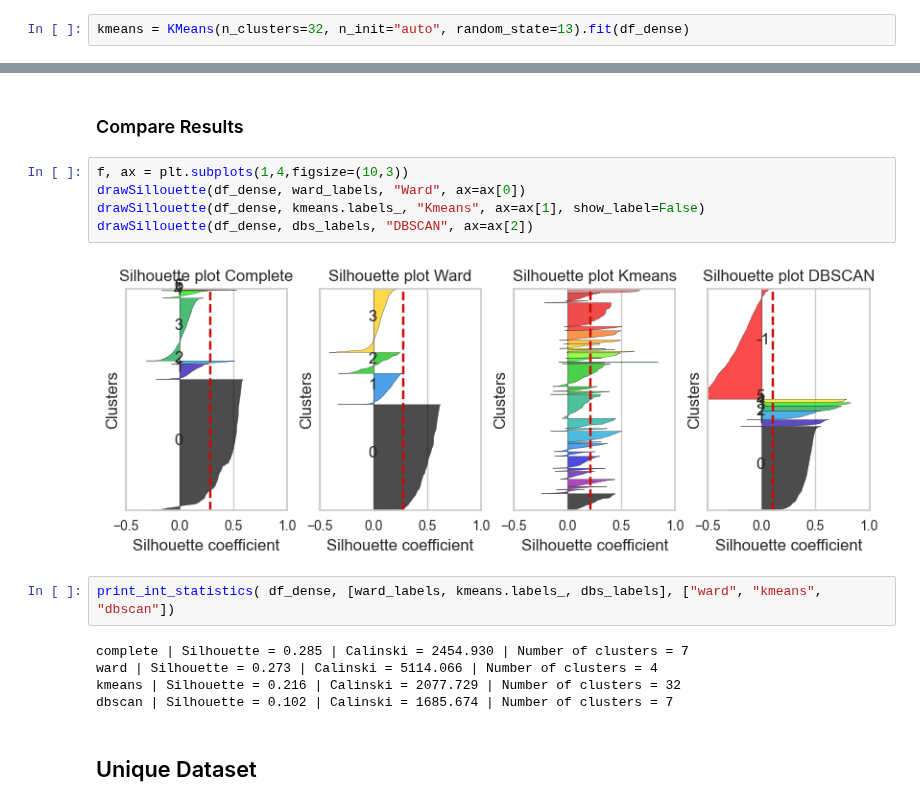
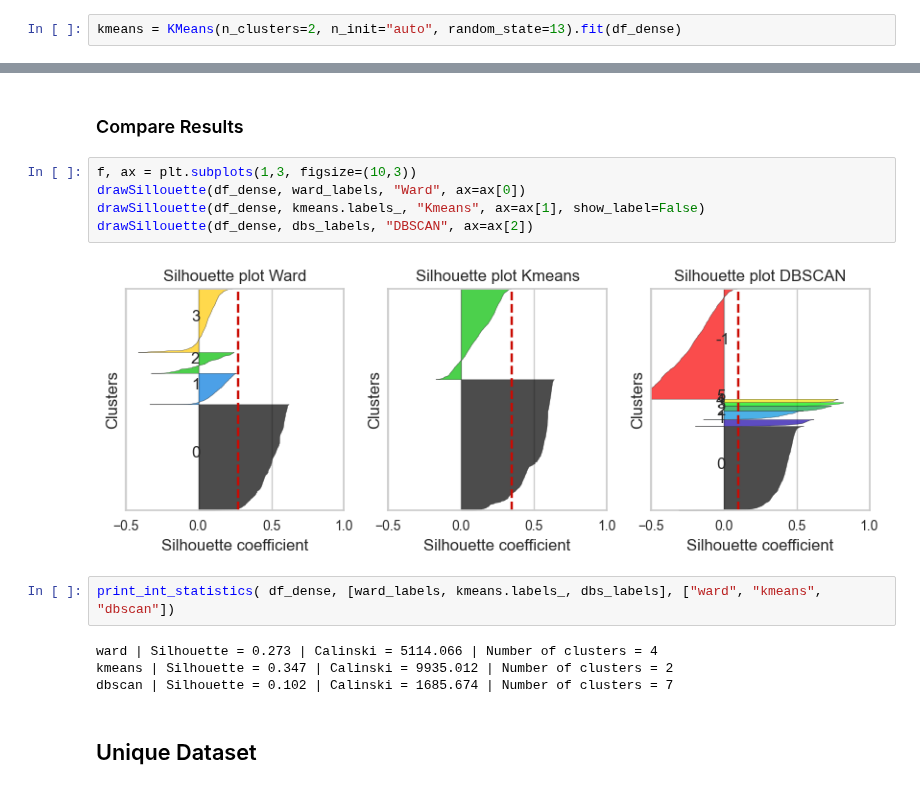
Before and after one commit to joelpoliveira/DataMiningCourse, a Jupyter notebook: Projeto/HA_3/Untitled.ipynb, the cells around one changed output, grey strips where cells are left out. Saved outputs shown, nothing was run; the diff lists cells and outputs as text.

```diff
--- a/Projeto/HA_3/Untitled.ipynb
+++ b/Projeto/HA_3/Untitled.ipynb
@@ -131,5 +131,5 @@ KElbowVisualizer(KMeans(n_init="auto", random_state=13),ax=ax,
 # %%
-kmeans = KMeans(n_clusters=32, n_init="auto", random_state=13).fit(df_dense)
+kmeans = KMeans(n_clusters=2, n_init="auto", random_state=13).fit(df_dense)
 # %% [markdown]
 ### DBSCAN
 # %%
@@ -148,18 +148,17 @@ dbs_labels = cluster_optics_dbscan(
 # %% [markdown]
 ### Compare Results
 # %%
-f, ax = plt.subplots(1,4,figsize=(10,3))
+f, ax = plt.subplots(1,3, figsize=(10,3))
 drawSillouette(df_dense, ward_labels, "Ward", ax=ax[0])
 drawSillouette(df_dense, kmeans.labels_, "Kmeans", ax=ax[1], show_label=False)
 drawSillouette(df_dense, dbs_labels, "DBSCAN", ax=ax[2])
 # %% [output]
-[figure, old version]
+[figure, new version]
 # %%
 print_int_statistics( df_dense, [ward_labels, kmeans.labels_, dbs_labels], ["ward", "kmeans", "dbscan"])
 # %% [output]
-complete | Silhouette = 0.285 | Calinski = 2454.930 | Number of clusters = 7
 ward | Silhouette = 0.273 | Calinski = 5114.066 | Number of clusters = 4
-kmeans | Silhouette = 0.216 | Calinski = 2077.729 | Number of clusters = 32
+kmeans | Silhouette = 0.347 | Calinski = 9935.012 | Number of clusters = 2
 dbscan | Silhouette = 0.102 | Calinski = 1685.674 | Number of clusters = 7
 # %% [markdown]
 ## Unique Dataset
```
Also changed, not shown: parts of 14 cells of this notebook.
